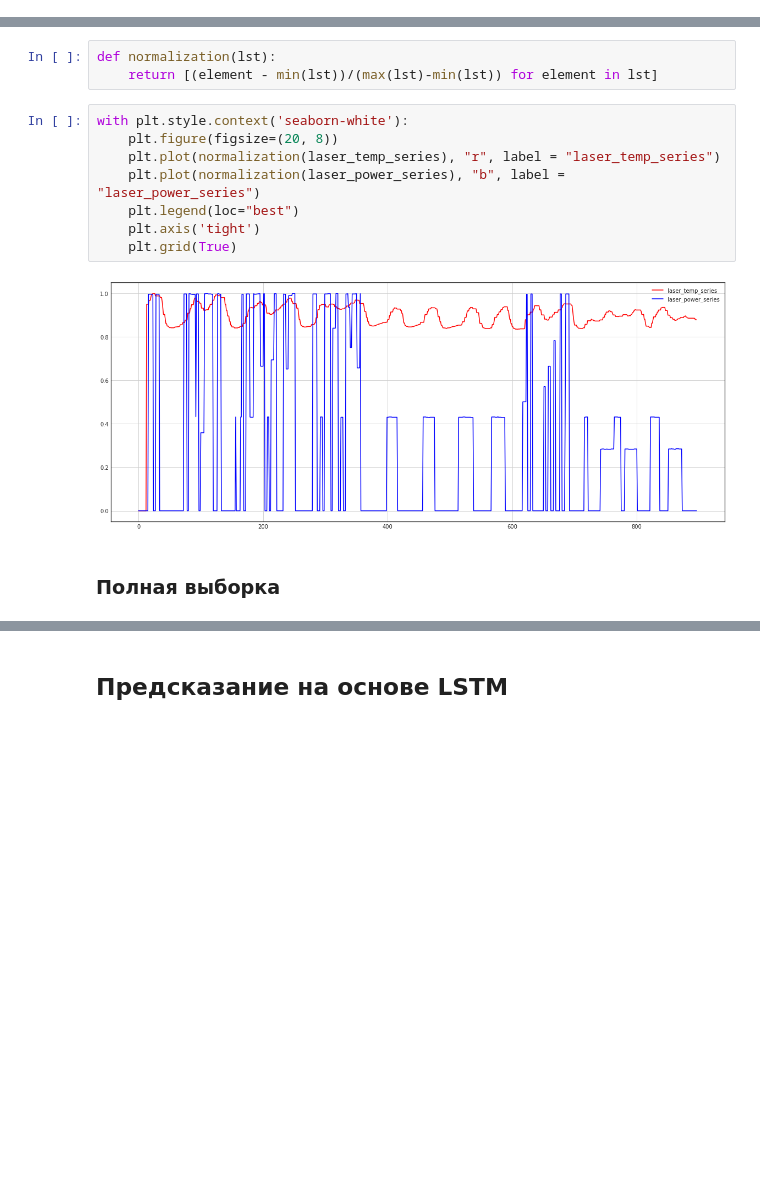
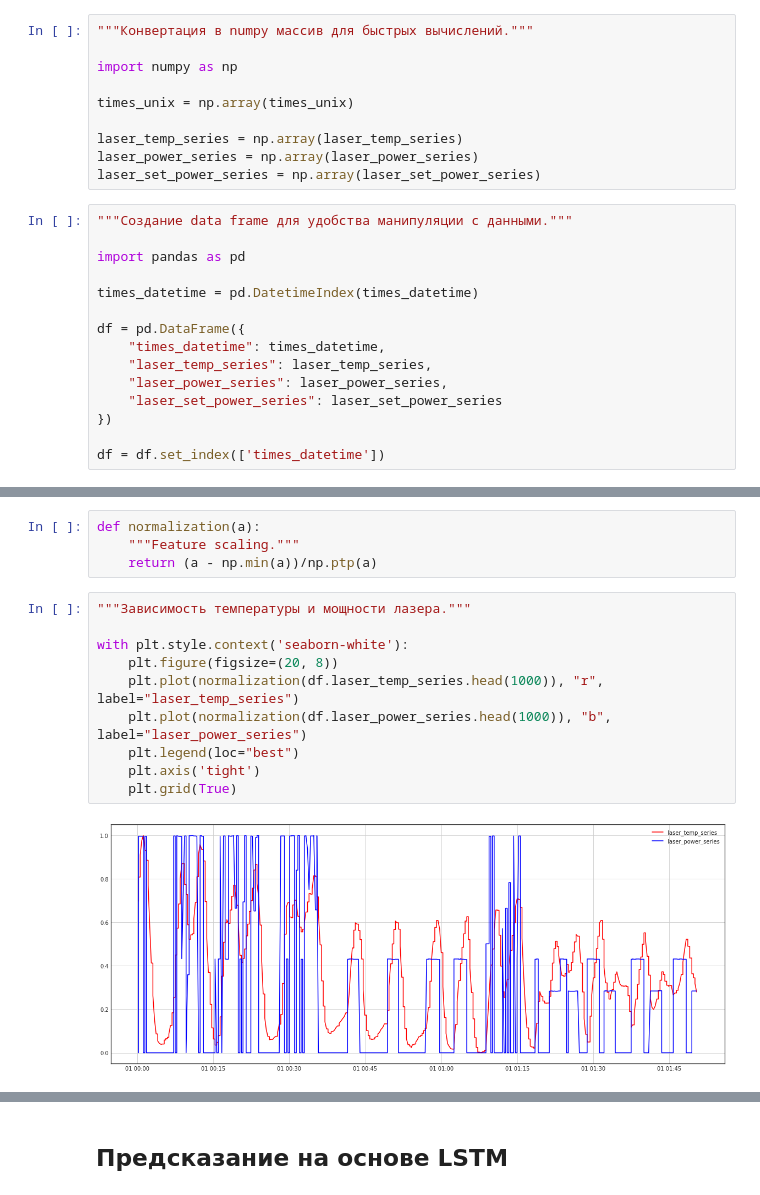
Before and after one commit to dglubokov/bachelor-diploma, a Jupyter notebook: src/ai_navifator.py.ipynb, the cells around one changed output, grey strips where cells are left out. Saved outputs shown, nothing was run; the diff lists cells and outputs as text; blank space fills up the shorter version.

```diff
--- a/src/ai_navifator.py.ipynb
+++ b/src/ai_navifator.py.ipynb
@@ -27,3 +27,28 @@ with open('test.json') as file:
         laser_temp_series.append(data["laser_temp"] or 0)
         laser_power_series.append(data["laser_power"] or 0)
         laser_set_power_series.append(data["laser_set_power"] or 0)
+# %%
+"""Конвертация в numpy массив для быстрых вычислений."""
+
+import numpy as np
+
+times_unix = np.array(times_unix)
+
+laser_temp_series = np.array(laser_temp_series)
+laser_power_series = np.array(laser_power_series)
+laser_set_power_series = np.array(laser_set_power_series)
+# %%
+"""Создание data frame для удобства манипуляции с данными."""
+
+import pandas as pd
+
+times_datetime = pd.DatetimeIndex(times_datetime)
+
+df = pd.DataFrame({
+    "times_datetime": times_datetime,
+    "laser_temp_series": laser_temp_series,
+    "laser_power_series": laser_power_series,
+    "laser_set_power_series": laser_set_power_series
+})
+
+df = df.set_index(['times_datetime'])
@@ -42,15 +196,16 @@ with plt.style.context('seaborn-white'):
-# %%
-def normalization(lst):
-    return [(element - min(lst))/(max(lst)-min(lst)) for element in lst]
+# %%
+def normalization(a):
+    """Feature scaling."""
+    return (a - np.min(a))/np.ptp(a)
 # %%
+"""Зависимость температуры и мощности лазера."""
+
 with plt.style.context('seaborn-white'):
     plt.figure(figsize=(20, 8))
-    plt.plot(normalization(laser_temp_series), "r", label = "laser_temp_series")
-    plt.plot(normalization(laser_power_series), "b", label = "laser_power_series")
+    plt.plot(normalization(df.laser_temp_series.head(1000)), "r", label="laser_temp_series")
+    plt.plot(normalization(df.laser_power_series.head(1000)), "b", label="laser_power_series")
     plt.legend(loc="best")
     plt.axis('tight')
     plt.grid(True)
 # %% [output]
-[figure, old version]
+[figure, new version]
-# %% [markdown]
-### Полная выборка
```
Also changed, not shown: parts of 30 cells of this notebook, 30 other files.
